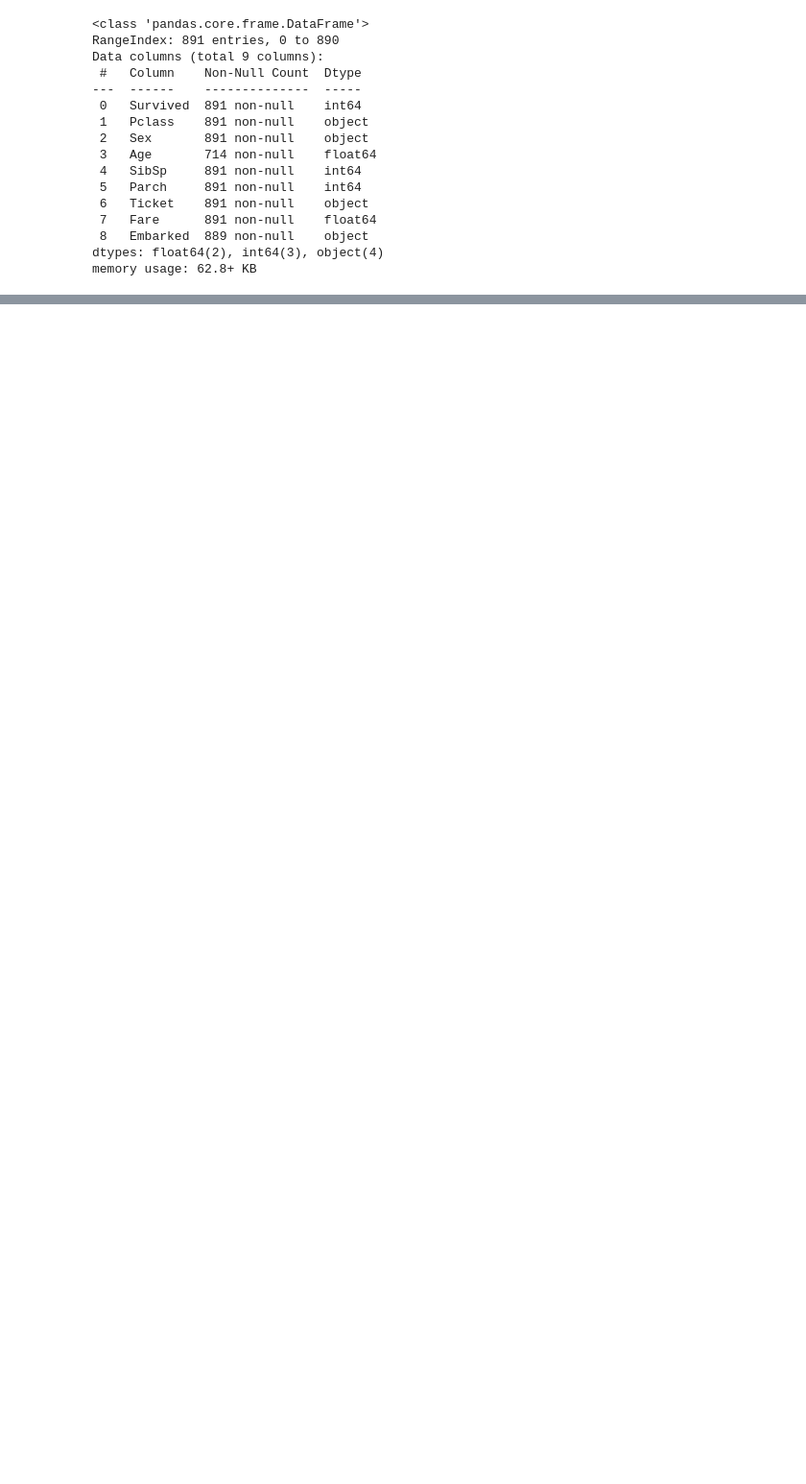
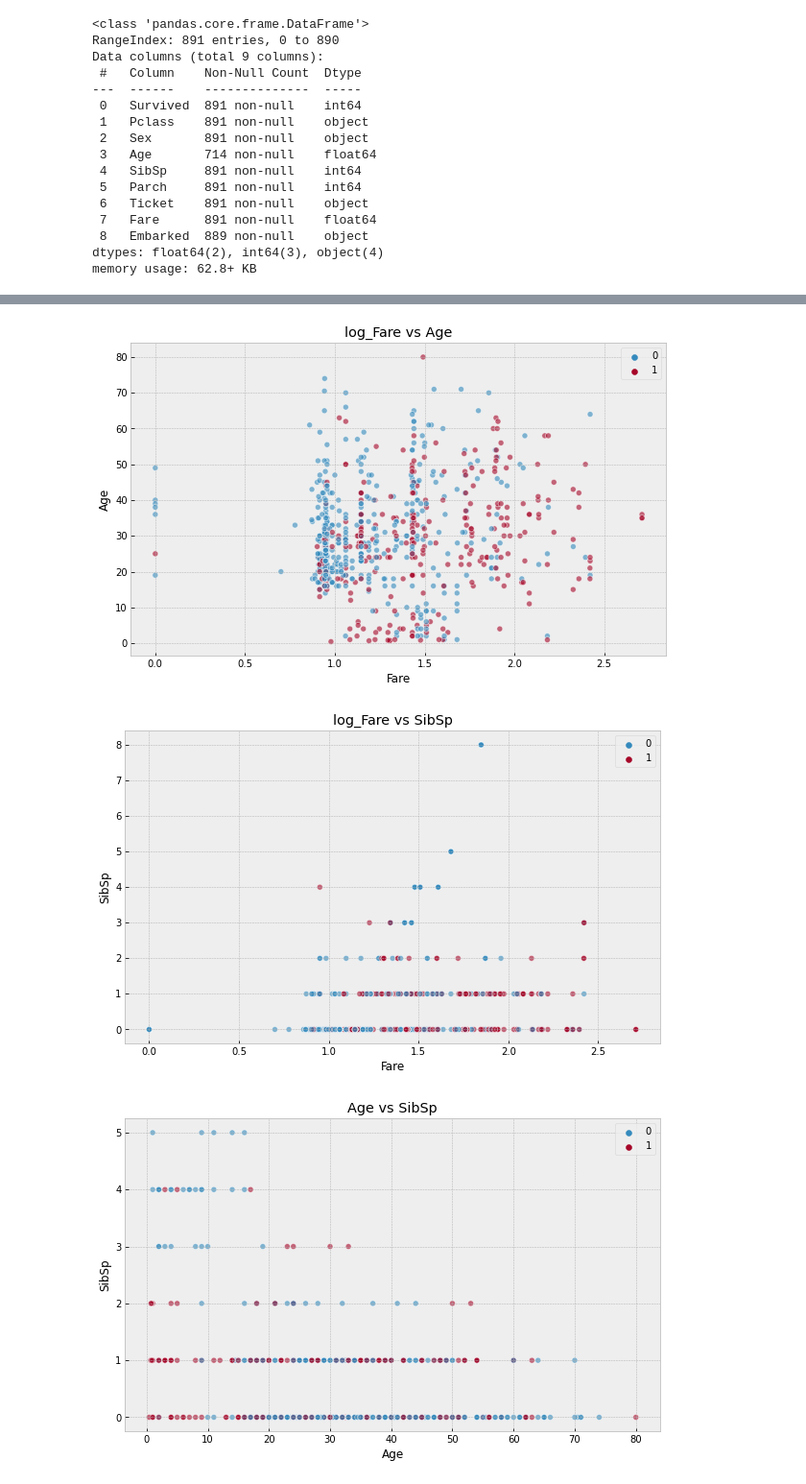
Before and after one commit to IndyD/data-science-tools, a Jupyter notebook: autoEDA/example_notebook.ipynb, the cells around one changed output, grey strips where cells are left out. Shown at 96% size. Drawn from its saved outputs; the diff is of its cells as text; code cells hidden in the pictures; blank space fills up the shorter version.

```diff
--- a/autoEDA/example_notebook.ipynb
+++ b/autoEDA/example_notebook.ipynb
@@ -58,0 +48,8 @@ eda.plot_pca()
+# %%
+### Plotting all scatterplots of the pairs of numeric columns
+# Manually inputting columns to plot and log transforming only the 'Fare' column
+eda.plot_scatterplots(cols=['Fare', 'Age', 'SibSp'], log_transform=['Fare'])
+# %% [output]
+[figure, added]
+[figure, added]
+[figure, added]
```
Also changed, not shown: parts of 16 cells of this notebook, 2 other files.
